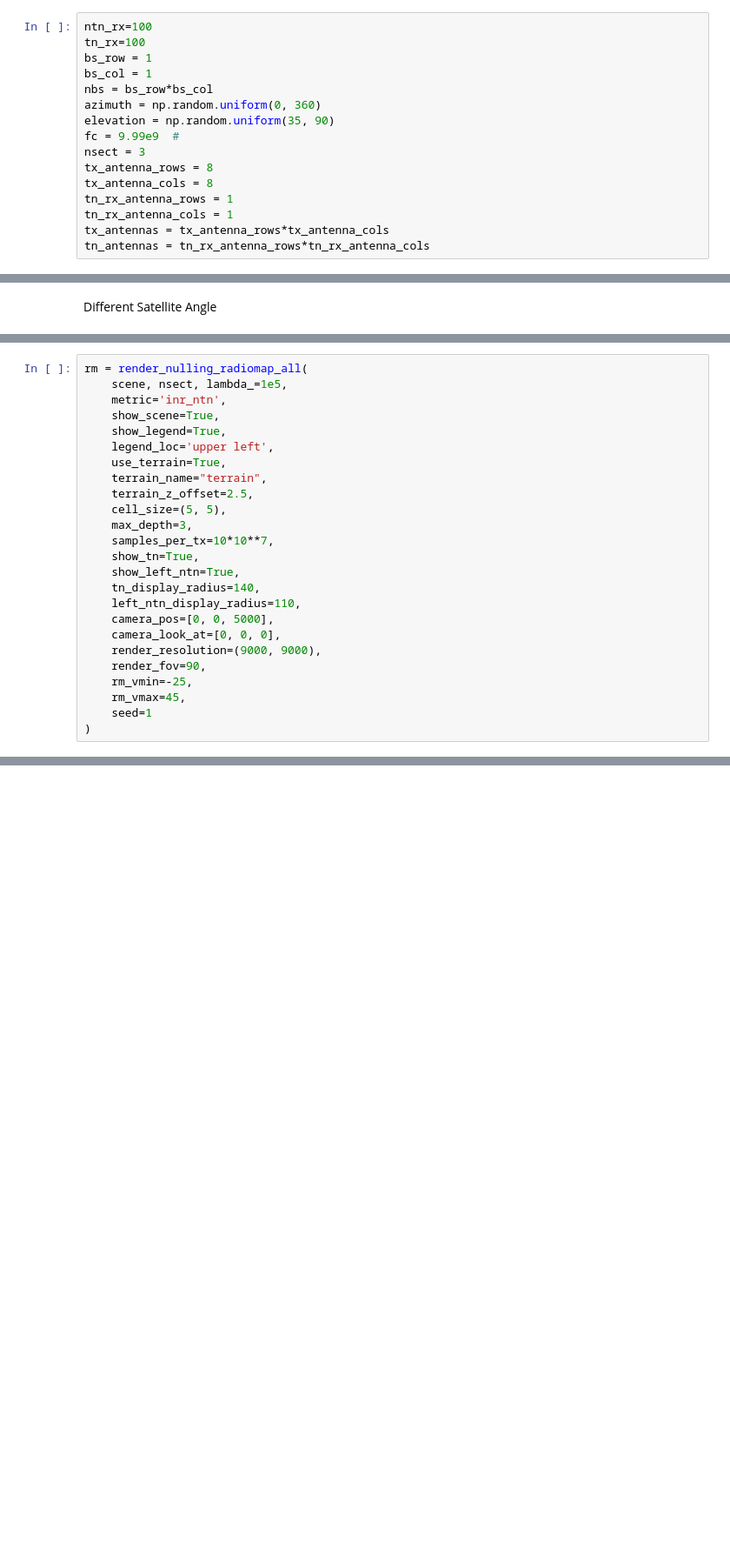
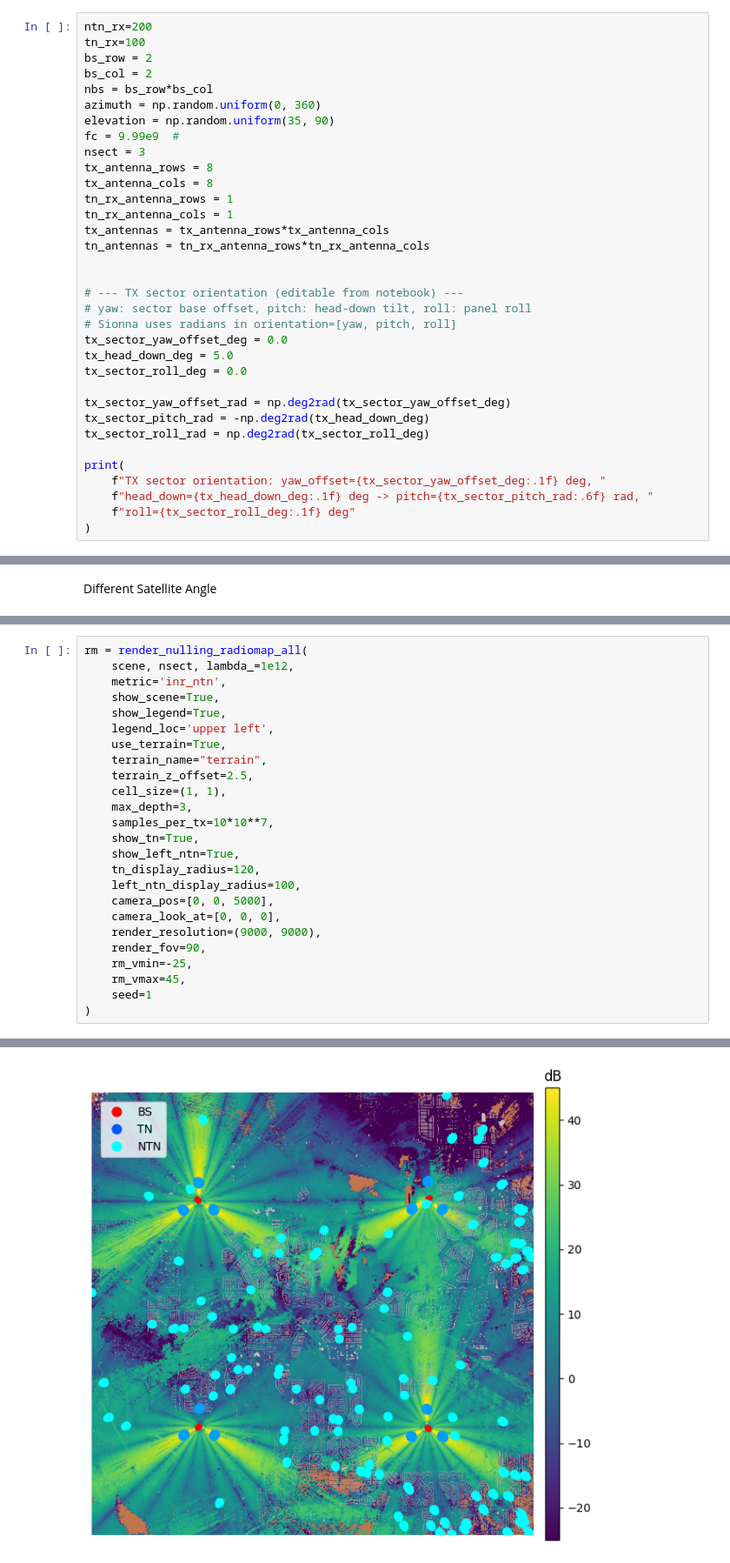
Before and after one commit to Shizhen-Jia/NTN-NULLING-NONCOH, a Jupyter notebook: Pos_for_RM.ipynb, the cells around one changed output, grey strips where cells are left out. Shown at 87% size. Cells and saved outputs as stored; diff of their text form; blank space fills up the shorter version.

```diff
--- a/Pos_for_RM.ipynb
+++ b/Pos_for_RM.ipynb
@@ -64,10 +64,10 @@ SceneConfig.build_coverage_map(grid_size=10, show_xy=True, plot=False)
 x range: [-5024.417, 5015.583]
 y range: [-5047.131, 5042.869]
 # %%
-ntn_rx=100
+ntn_rx=200
 tn_rx=100
-bs_row = 1
-bs_col = 1
+bs_row = 2
+bs_col = 2
 nbs = bs_row*bs_col
 azimuth = np.random.uniform(0, 360)
 elevation = np.random.uniform(35, 90)
@@ -79,3 +79,21 @@ tn_rx_antenna_rows = 1
 tn_rx_antenna_cols = 1
 tx_antennas = tx_antenna_rows*tx_antenna_cols
 tn_antennas = tn_rx_antenna_rows*tn_rx_antenna_cols
+
+
+# --- TX sector orientation (editable from notebook) ---
+# yaw: sector base offset, pitch: head-down tilt, roll: panel roll
+# Sionna uses radians in orientation=[yaw, pitch, roll]
+tx_sector_yaw_offset_deg = 0.0
+tx_head_down_deg = 5.0
+tx_sector_roll_deg = 0.0
+
+tx_sector_yaw_offset_rad = np.deg2rad(tx_sector_yaw_offset_deg)
+tx_sector_pitch_rad = -np.deg2rad(tx_head_down_deg)
+tx_sector_roll_rad = np.deg2rad(tx_sector_roll_deg)
+
+print(
+    f"TX sector orientation: yaw_offset={tx_sector_yaw_offset_deg:.1f} deg, "
+    f"head_down={tx_head_down_deg:.1f} deg -> pitch={tx_sector_pitch_rad:.6f} rad, "
+    f"roll={tx_sector_roll_deg:.1f} deg"
+)
@@ -1241,6 +1596,6 @@ def render_nulling_radiomap_all(scene, nsect, lambda_,
 # %%
 rm = render_nulling_radiomap_all(
-    scene, nsect, lambda_=1e5,
+    scene, nsect, lambda_=1e12,
     metric='inr_ntn',
     show_scene=True,
     show_legend=True,
@@ -1248,13 +1603,13 @@ rm = render_nulling_radiomap_all(
     use_terrain=True,
     terrain_name="terrain",
     terrain_z_offset=2.5,
-    cell_size=(5, 5),
+    cell_size=(1, 1),
     max_depth=3,
     samples_per_tx=10*10**7,
     show_tn=True,
     show_left_ntn=True,
-    tn_display_radius=140,
-    left_ntn_display_radius=110,
+    tn_display_radius=120,
+    left_ntn_display_radius=100,
     camera_pos=[0, 0, 5000],
     camera_look_at=[0, 0, 0],
     render_resolution=(9000, 9000),
@@ -1263,3 +1618,4 @@ rm = render_nulling_radiomap_all(
     rm_vmax=45,
     seed=1
 )
+# %% [output]
@@ -1266 +1623,2 @@ rm = render_nulling_radiomap_all(
+[figure, added]
 # %%
```
Also changed, not shown: parts of 17 cells of this notebook, 4 other files.
